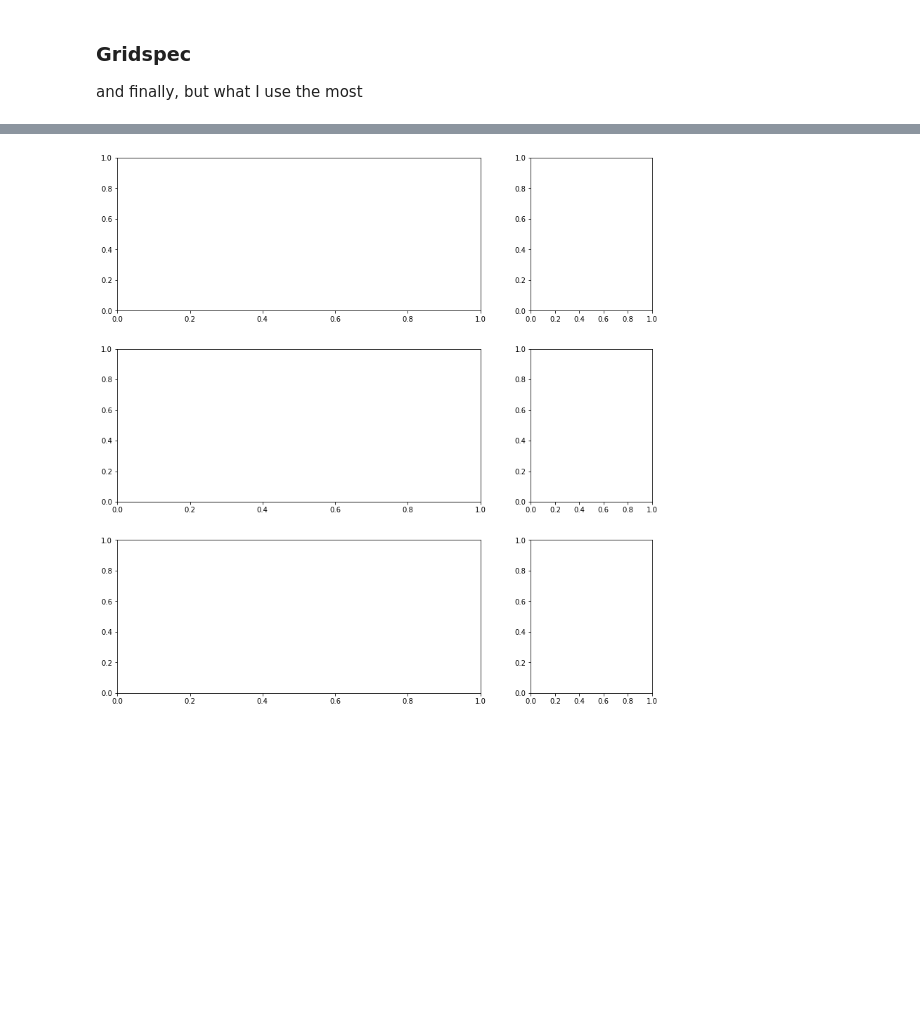
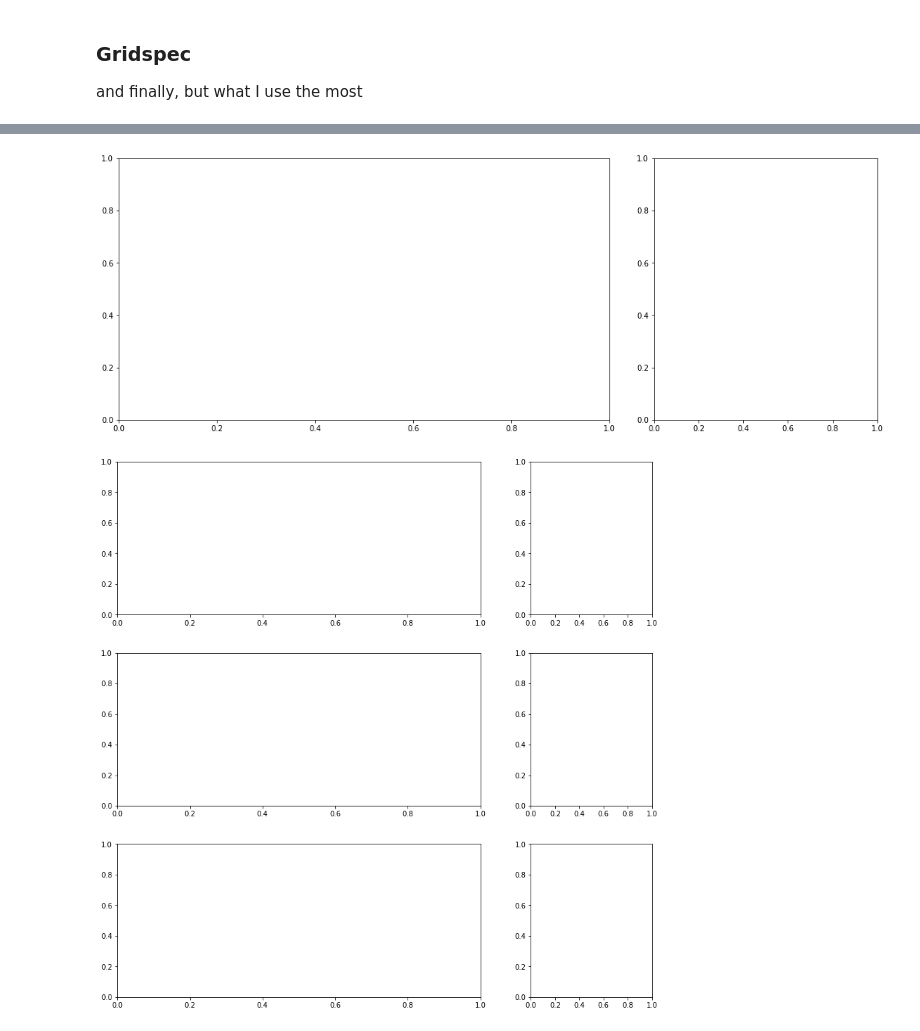
Before and after one commit to isgiddy/ocean-pytools, a Jupyter notebook: tutorial_matplotlib.ipynb, the cells around one changed output, grey strips where cells are left out. Saved outputs shown, nothing was run; the diff lists cells and outputs as text; code cells hidden in the pictures; blank space fills up the shorter version.

```diff
--- a/tutorial_matplotlib.ipynb
+++ b/tutorial_matplotlib.ipynb
@@ -76,3 +86,13 @@ and finally, but what I use the most
+# %%
+import matplotlib.gridspec as gridspec
+fig=plt.figure(figsize=[18,14])
+gs = gridspec.GridSpec(2, 3)
+
+
+ax1 = fig.add_subplot(gs[0,:2])
+ax2 = fig.add_subplot(gs[0,2])
+# %% [output]
+[figure, added]
 # %%
 import matplotlib.gridspec as gridspec
 fig=plt.figure(figsize=[18,14])
```
Also changed, not shown: parts of 9 cells of this notebook.
